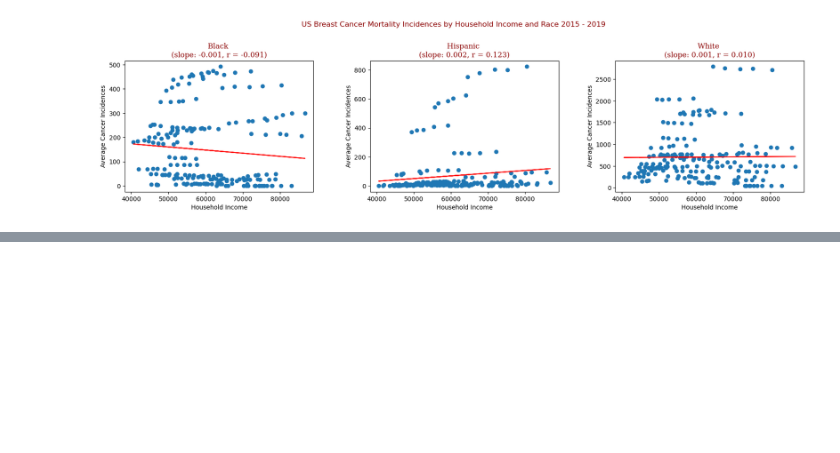
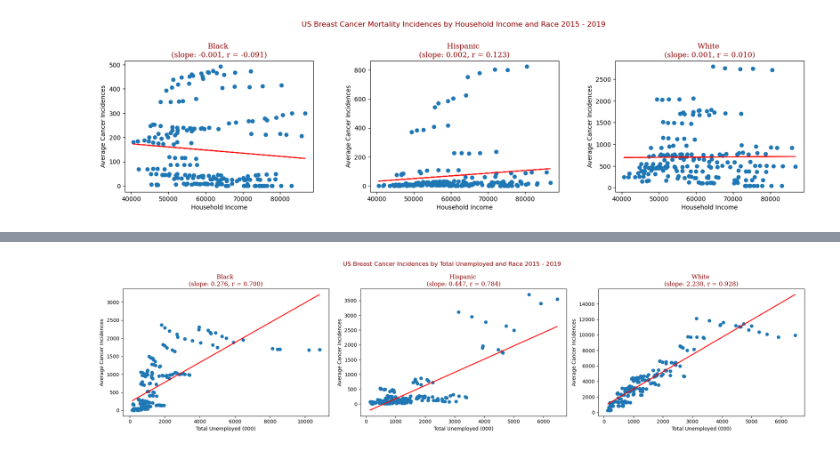
Before and after one commit to emilymees/Project-One, a Jupyter notebook: main - DEV.ipynb, the cells around one changed output, grey strips where cells are left out. Drawn from its saved outputs; the diff is of its cells as text; code cells hidden in the pictures; blank space fills up the shorter version.

```diff
--- a/main - DEV.ipynb
+++ b/main - DEV.ipynb
@@ -329,3 +396,23 @@ for n, race in df_race.iterrows():
+# %%
+font = {'family': 'serif', 'color': 'darkred', 'weight': 'normal', 'size': 12}
+
+fig = plt.figure(figsize=(20,5))
+fig.subplots_adjust(wspace=.3, top=.8, bottom=.2)
+fig.suptitle(f'US Breast Cancer Incidences by Total Unemployed and Race 2015 - 2019', fontsize=12, ha='center', color='darkred')
+
+for n, race in df_race.iterrows():
+    ax = fig.add_subplot(1, 3, n + 1)
+    x = df_com1.loc[(df_com1['Race'] == race[0]), 'unemployed (000)'].values
+    y = df_com1.loc[(df_com1['Race'] == race[0]), 'incidence'].values
+    ax.scatter(x, y)
+    lin_reg(np.array(x), np.array(y))
+    r, p = st.pearsonr(np.array(x), np.array(y))
+    z = np.polyfit(np.array(x), np.array(y), 1)
+    ax.set_title(f'{race[0]} \n(slope: {z[0]:.3f}, r = {r:.3f})', fontdict=font)
+    ax.set_xlabel('Total Unemployed (000)')
+    ax.set_ylabel('Average Cancer Incidences')
+# %% [output]
+[figure, added]
 # %%
 filename = 'C:/C_Drive/Bootcamp/ProjectData/output-%s.xlsx' % get_dt()
 with pd.ExcelWriter(filename) as writer:
```
Also changed, not shown: parts of 8 cells of this notebook.
